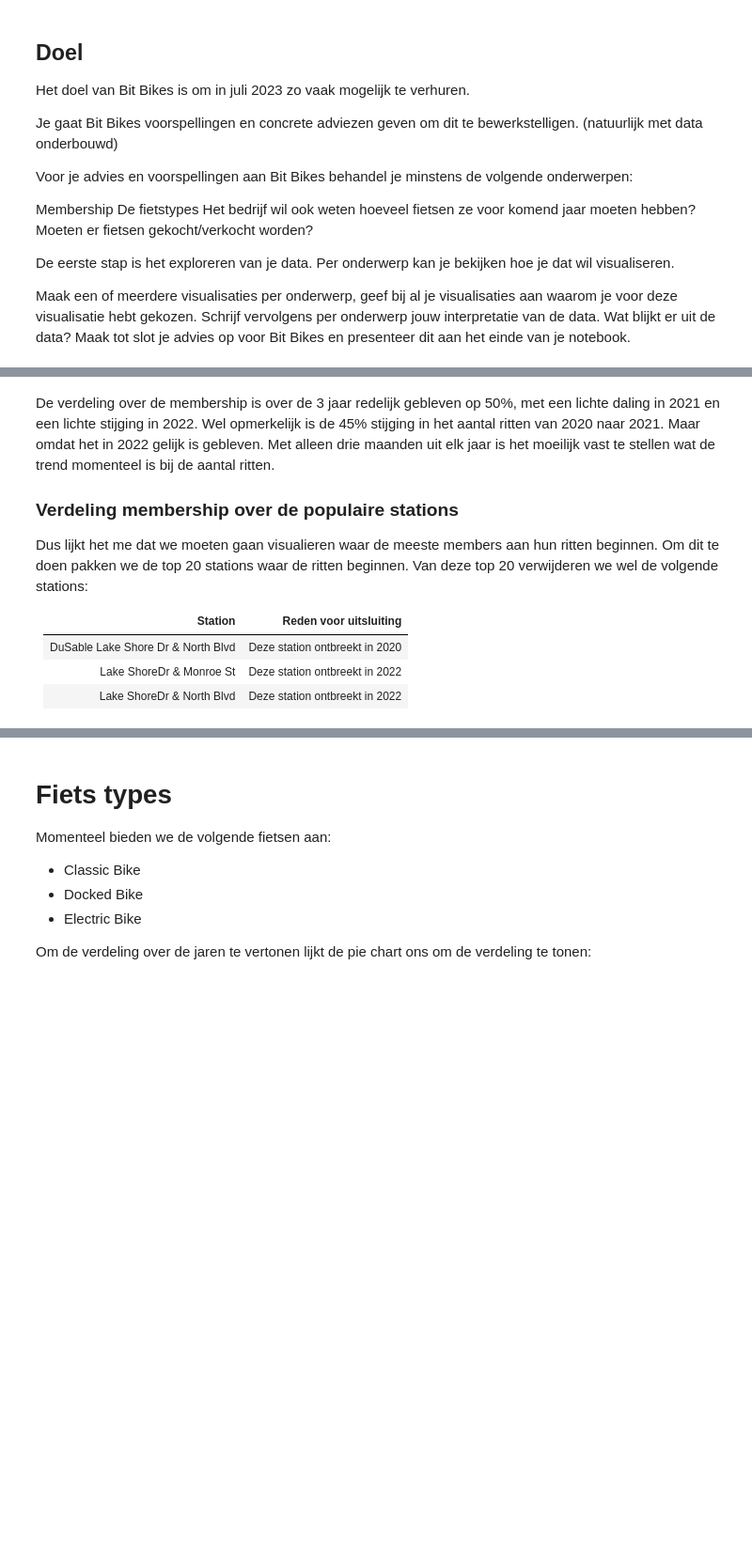
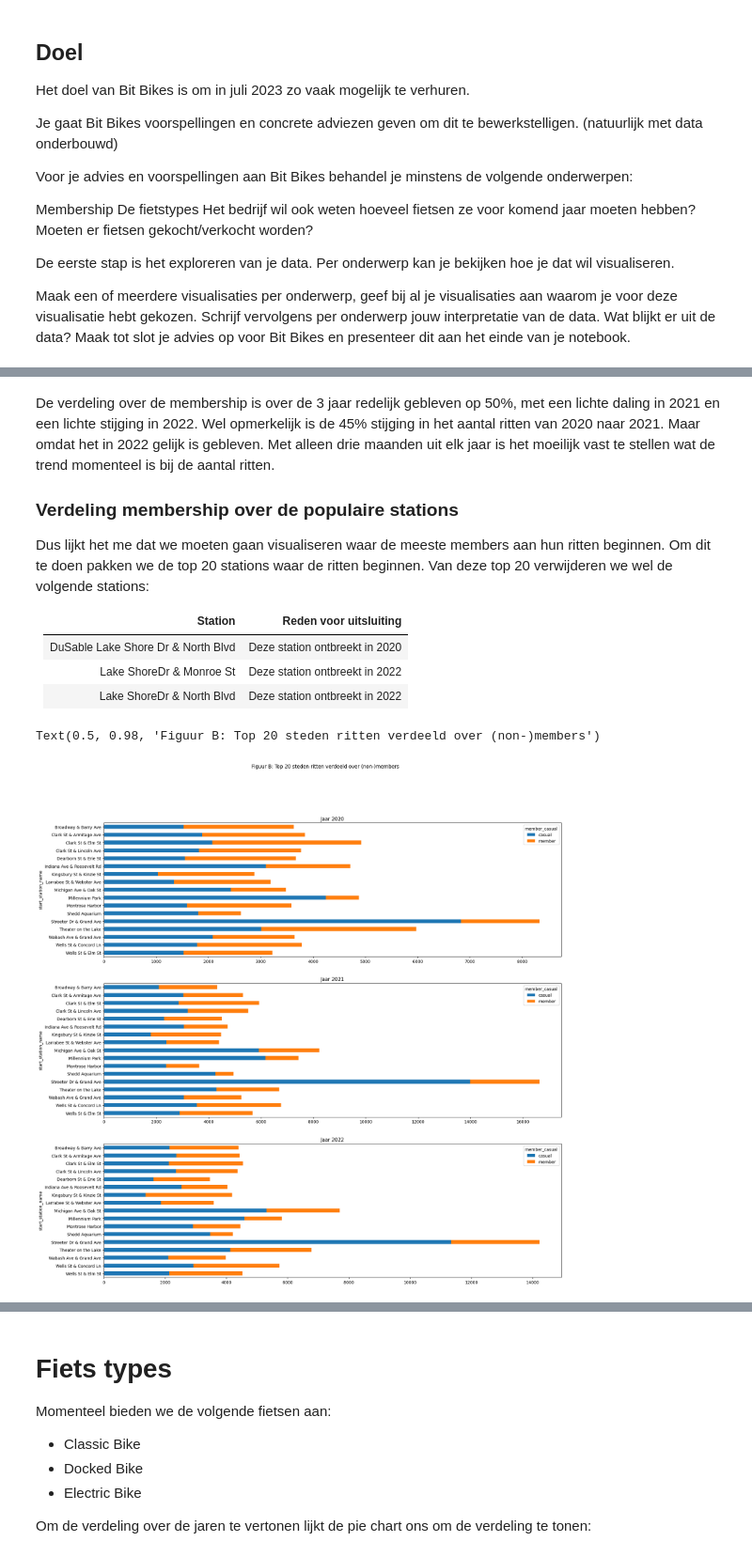
Before and after one commit to thiagovandieten/unspecified-data-analysis-project, a Jupyter notebook: bit-bikes-analyse.ipynb, the cells around one changed output, grey strips where cells are left out. Shown: that part at 94% size. Drawn from its saved outputs; the diff is of its cells as text; code cells hidden in the pictures; blank space fills up the shorter version.

```diff
--- a/bit-bikes-analyse.ipynb
+++ b/bit-bikes-analyse.ipynb
@@ -76,7 +112,7 @@ De verdeling over de membership is over de 3 jaar redelijk gebleven op 50%, met
 
 ### Verdeling membership over de populaire stations
 
-Dus lijkt het me dat we moeten gaan visualieren waar de meeste members aan hun ritten beginnen. Om dit te doen pakken we de top 20 stations waar de ritten beginnen. Van deze top 20 verwijderen we wel de volgende stations:
+Dus lijkt het me dat we moeten gaan visualiseren waar de meeste members aan hun ritten beginnen. Om dit te doen pakken we de top 20 stations waar de ritten beginnen. Van deze top 20 verwijderen we wel de volgende stations:
 
 | Station                  | Reden voor uitsluiting         |
 |--------------------------|--------------------------------|
@@ -86,16 +122,21 @@ Dus lijkt het me dat we moeten gaan visualieren waar de meeste members aan hun r
 # %%
 top20_stations = df_all.groupby('start_station_name')['start_station_name'].value_counts().nlargest(20)
 
 
 df_top20_sname_year = df_all[df_all["start_station_name"].isin(top20_stations.index)][['start_station_name', 'member_casual', 'year']]
 df_top20_sname_year.drop(df_top20_sname_year[df_top20_sname_year['start_station_name'].isin(['DuSable Lake Shore Dr & North Blvd', 'Lake Shore Dr & Monroe St', 'Lake Shore Dr & North Blvd'])].index, inplace=True)
 
 
 fig, ax = plt.subplots(figsize=(20, 20), nrows=3, ncols=1)
 
 for i in range(2020, 2023):
     df_top20_sname_year[df_top20_sname_year['year'] == i].groupby(['start_station_name', 'member_casual']).size().unstack(fill_value=0).iloc[::-1].plot(kind='barh', stacked=True, ax=ax[(i-2020)])
     ax[(i-2020)].set_title(f"Jaar {i}")
+
+fig.suptitle("Figuur B: Top 20 steden ritten verdeeld over (non-)members")
+# %% [output]
+Text(0.5, 0.98, 'Figuur B: Top 20 steden ritten verdeeld over (non-)members')
+[figure, added]
 # %% [markdown]
 Wat opvalt is:
 
```
Also changed, not shown: parts of 10 cells of this notebook.
